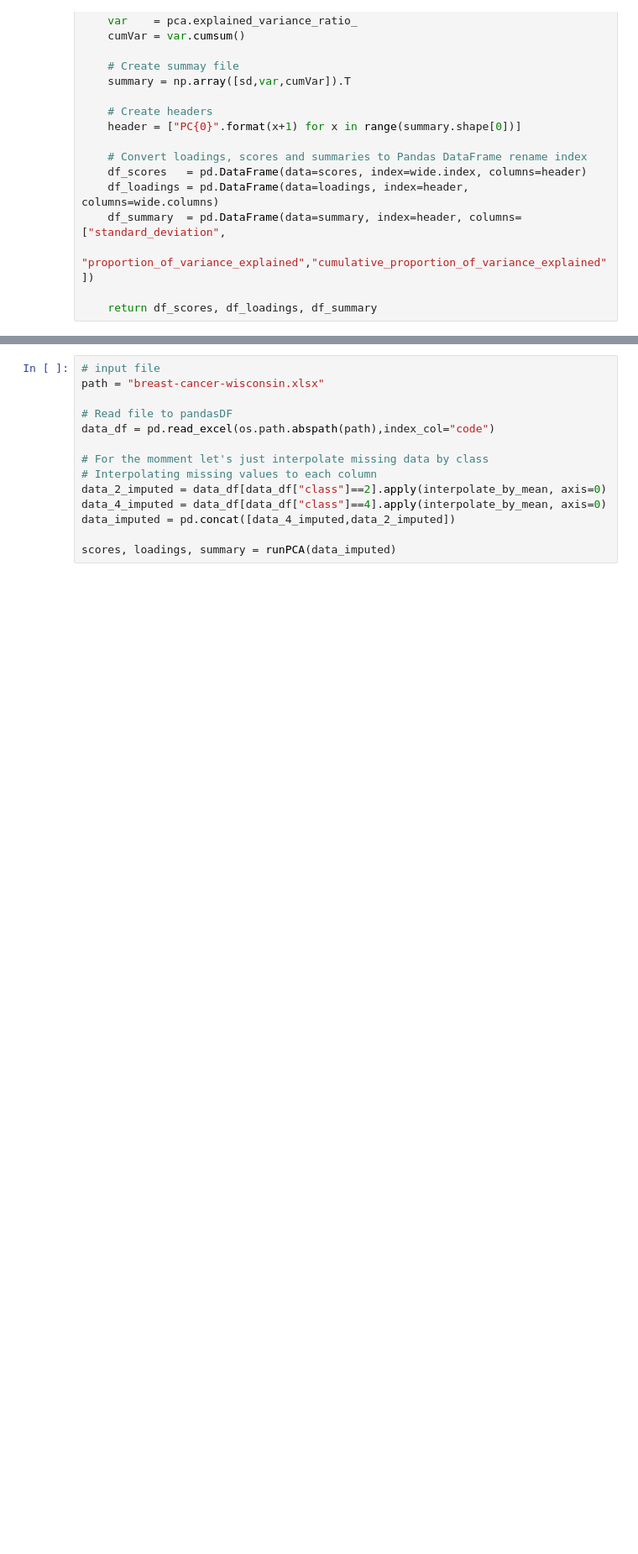
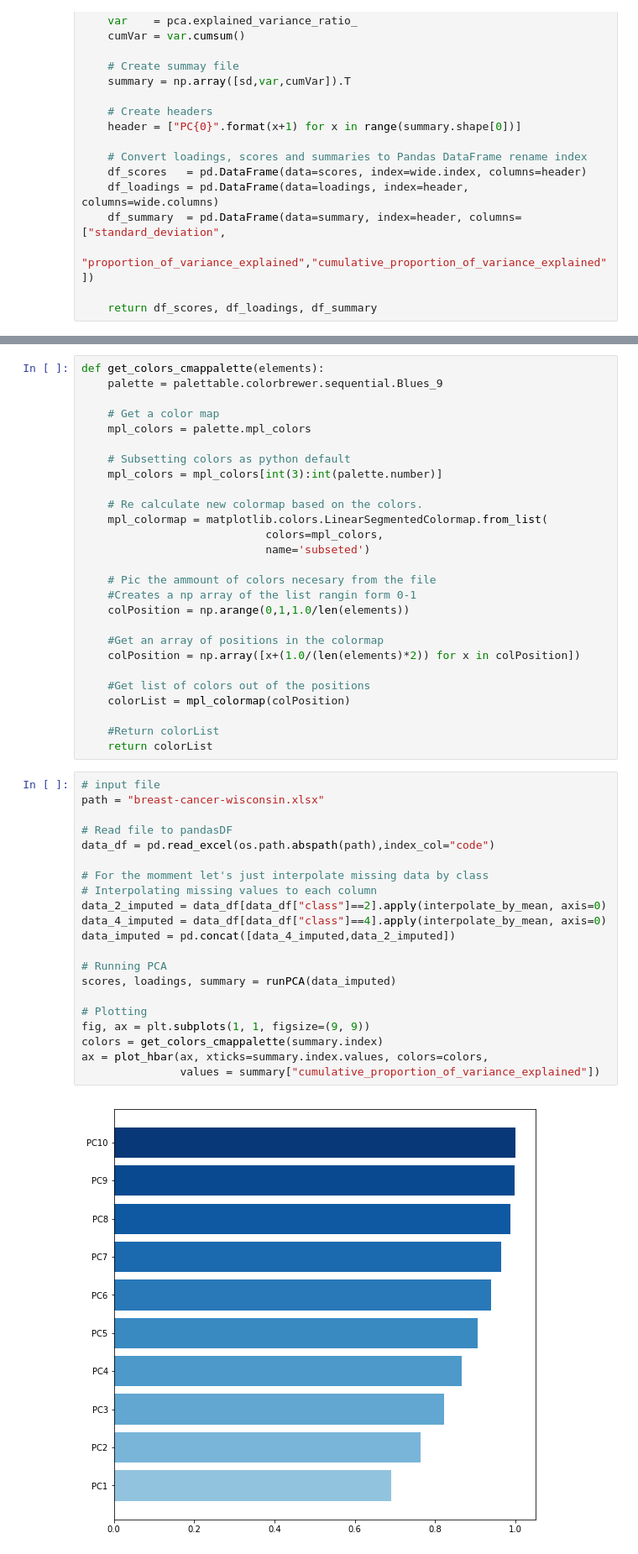
Before and after one commit to brucetony/VisComp, a Jupyter notebook: vclsi-2-Schultz-Ibarra.ipynb, the cells around one changed output, grey strips where cells are left out. Shown at 84% size. Saved outputs shown, nothing was run; the diff lists cells and outputs as text; blank space fills up the shorter version.

Commit message:
add graph to part a) of exercise 2...with colors

```diff
--- a/vclsi-2-Schultz-Ibarra.ipynb
+++ b/vclsi-2-Schultz-Ibarra.ipynb
@@ -232,14 +257,50 @@ def runPCA(wide):
+# %%
+def get_colors_cmappalette(elements):
+    palette = palettable.colorbrewer.sequential.Blues_9
+
+    # Get a color map
+    mpl_colors = palette.mpl_colors
+
+    # Subsetting colors as python default
+    mpl_colors = mpl_colors[int(3):int(palette.number)]
+
+    # Re calculate new colormap based on the colors.
+    mpl_colormap = matplotlib.colors.LinearSegmentedColormap.from_list(
+                            colors=mpl_colors,
+                            name='subseted')
+
+    # Pic the ammount of colors necesary from the file
+    #Creates a np array of the list rangin form 0-1
+    colPosition = np.arange(0,1,1.0/len(elements))
+
+    #Get an array of positions in the colormap
+    colPosition = np.array([x+(1.0/(len(elements)*2)) for x in colPosition])
+
+    #Get list of colors out of the positions
+    colorList = mpl_colormap(colPosition)
+
+    #Return colorList
+    return colorList
 # %%
 # input file
 path = "breast-cancer-wisconsin.xlsx"
 
 # Read file to pandasDF
 data_df = pd.read_excel(os.path.abspath(path),index_col="code")
 
 # For the momment let's just interpolate missing data by class
 # Interpolating missing values to each column
 data_2_imputed = data_df[data_df["class"]==2].apply(interpolate_by_mean, axis=0)
 data_4_imputed = data_df[data_df["class"]==4].apply(interpolate_by_mean, axis=0)
 data_imputed = pd.concat([data_4_imputed,data_2_imputed])
 
+# Running PCA
 scores, loadings, summary = runPCA(data_imputed)
+
+# Plotting
+fig, ax = plt.subplots(1, 1, figsize=(9, 9))
+colors = get_colors_cmappalette(summary.index)
+ax = plot_hbar(ax, xticks=summary.index.values, colors=colors,
+               values = summary["cumulative_proportion_of_variance_explained"])
+# %% [output]
+[figure, added]
```
Also changed, not shown: parts of 3 cells of this notebook.
